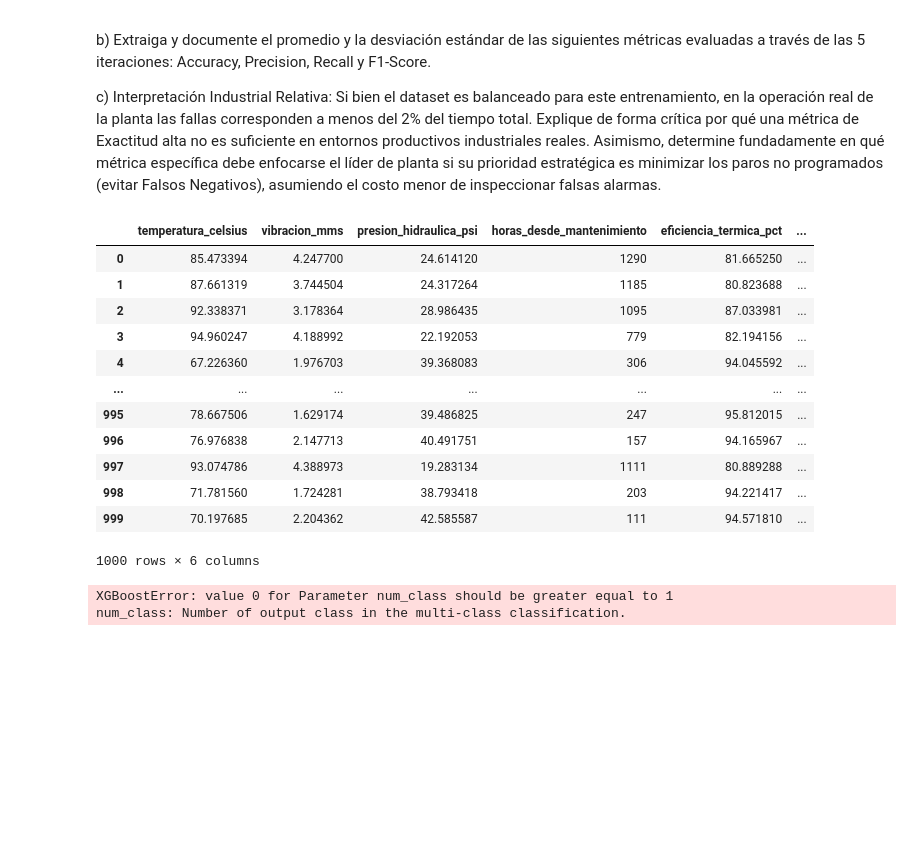
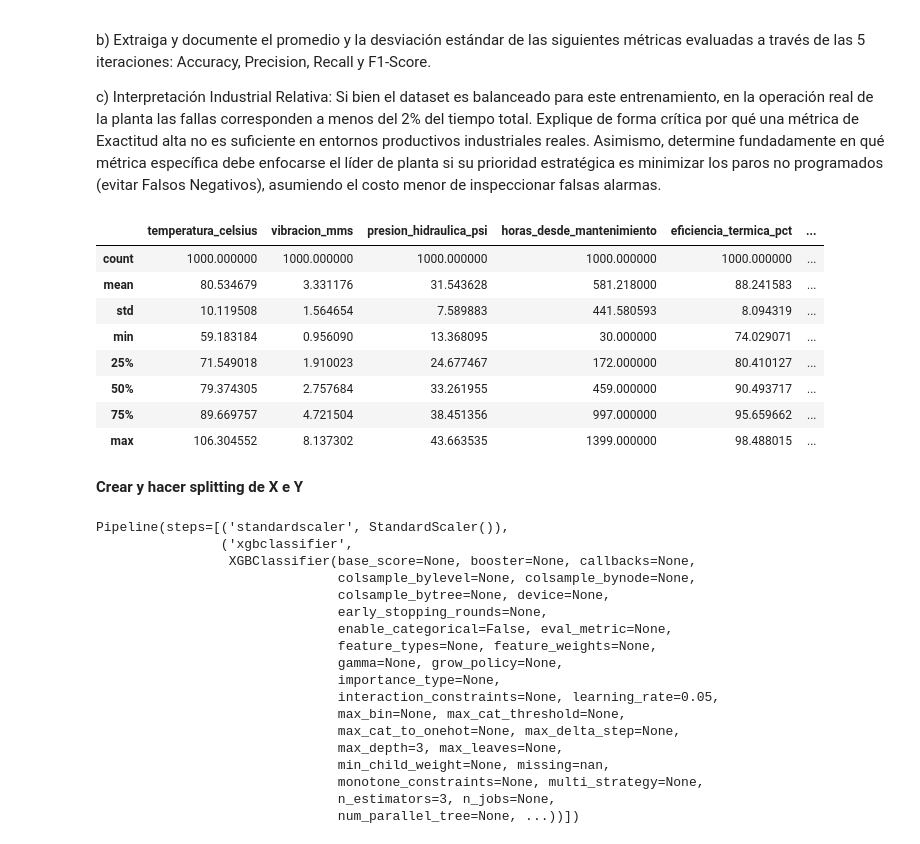
Before and after one commit to vanhertz/Banda-uct, a Jupyter notebook: Ultimo-Trabajo-de-estadistica2.ipynb, the cells around one changed output. Cells and saved outputs as stored; diff of their text form; code cells hidden in the pictures; blank space fills up the shorter version.

Commit message:
feat(stats): update descriptive statistics in notebook output

```diff
--- a/Ultimo-Trabajo-de-estadistica2.ipynb
+++ b/Ultimo-Trabajo-de-estadistica2.ipynb
@@ -10,31 +10,29 @@ c) Interpretación Industrial Relativa: Si bien el dataset es balanceado para es
 # %%
 from sklearn.preprocessing import StandardScaler
 from sklearn.preprocessing import LabelEncoder
 from sklearn.model_selection import train_test_split
 import pandas as pd
 import numpy as np
 import openpyxl
 from sklearn import metrics
 import xgboost as xgb
 
 
 ruta_exel = r'C:\Users\Vanhertz\Downloads\datasets_evaluacion3.xlsx'
 datos = pd.read_excel(ruta_exel, header=0)
-datos
+datos.describe()
 # %% [output]
 |  | temperatura_celsius | vibracion_mms | presion_hidraulica_psi | horas_desde_mantenimiento | eficiencia_termica_pct | ... |
-| 0 | 85.473394 | 4.247700 | 24.614120 | 1290 | 81.665250 | ... |
-| 1 | 87.661319 | 3.744504 | 24.317264 | 1185 | 80.823688 | ... |
-| 2 | 92.338371 | 3.178364 | 28.986435 | 1095 | 87.033981 | ... |
-| 3 | 94.960247 | 4.188992 | 22.192053 | 779 | 82.194156 | ... |
-| 4 | 67.226360 | 1.976703 | 39.368083 | 306 | 94.045592 | ... |
-| ... | ... | ... | ... | ... | ... | ... |
-| 995 | 78.667506 | 1.629174 | 39.486825 | 247 | 95.812015 | ... |
-| 996 | 76.976838 | 2.147713 | 40.491751 | 157 | 94.165967 | ... |
-| 997 | 93.074786 | 4.388973 | 19.283134 | 1111 | 80.889288 | ... |
-| 998 | 71.781560 | 1.724281 | 38.793418 | 203 | 94.221417 | ... |
-| 999 | 70.197685 | 2.204362 | 42.585587 | 111 | 94.571810 | ... |
+| count | 1000.000000 | 1000.000000 | 1000.000000 | 1000.000000 | 1000.000000 | ... |
+| mean | 80.534679 | 3.331176 | 31.543628 | 581.218000 | 88.241583 | ... |
+| std | 10.119508 | 1.564654 | 7.589883 | 441.580593 | 8.094319 | ... |
+| min | 59.183184 | 0.956090 | 13.368095 | 30.000000 | 74.029071 | ... |
+| 25% | 71.549018 | 1.910023 | 24.677467 | 172.000000 | 80.410127 | ... |
+| 50% | 79.374305 | 2.757684 | 33.261955 | 459.000000 | 90.493717 | ... |
+| 75% | 89.669757 | 4.721504 | 38.451356 | 997.000000 | 95.659662 | ... |
+| max | 106.304552 | 8.137302 | 43.663535 | 1399.000000 | 98.488015 | ... |
-1000 rows × 6 columns
+# %% [markdown]
+**Crear y hacer splitting de X e Y**
 # %%
 #crear X,Y
 X = datos.iloc[:, [0,1,2,4]].values # se sacan los entereos pues solo podemos usar variables continuas
@@ -49,9 +45,24 @@ X_test_std = sc.transform(X_test)
-# %%
-#entrenando con modelo de xgboost
-model = xgb.XGBClassifier(n_estimators=2, max_depth=2, learning_rate=0.01, objective='multi:softmax')
-# entrenando con modelo de xgboost
-model = xgb.XGBClassifier(n_estimators=2, max_depth=2, learning_rate=0.01, objective='binary:logistic')
-model.fit(X_train_std, y_train)
-# %% [output]
-XGBoostError: value 0 for Parameter num_class should be greater equal to 1
-num_class: Number of output class in the multi-class classification.
+# %%
+#entrenamos el modelo con XGBoost usando make pipe
+from sklearn.pipeline import make_pipeline               #es necesario para hacer un pipeline, que es una forma de concatenar proceso
+pipe_xgb = make_pipeline(StandardScaler(), xgb.XGBClassifier(n_estimators=3, max_depth=3, learning_rate=0.05, objective='binary:logistic'))
+pipe_xgb.fit(X_train, y_train)      #con esto entrenamos el modelo con los datos de entrenamiento
+# %% [output]
+Pipeline(steps=[('standardscaler', StandardScaler()),
+                ('xgbclassifier',
+                 XGBClassifier(base_score=None, booster=None, callbacks=None,
+                               colsample_bylevel=None, colsample_bynode=None,
+                               colsample_bytree=None, device=None,
+                               early_stopping_rounds=None,
+                               enable_categorical=False, eval_metric=None,
+                               feature_types=None, feature_weights=None,
+                               gamma=None, grow_policy=None,
+                               importance_type=None,
+                               interaction_constraints=None, learning_rate=0.05,
+                               max_bin=None, max_cat_threshold=None,
+                               max_cat_to_onehot=None, max_delta_step=None,
+                               max_depth=3, max_leaves=None,
+                               min_child_weight=None, missing=nan,
+                               monotone_constraints=None, multi_strategy=None,
+                               n_estimators=3, n_jobs=None,
+                               num_parallel_tree=None, ...))])
```
Also changed, not shown: parts of 3 cells of this notebook.
